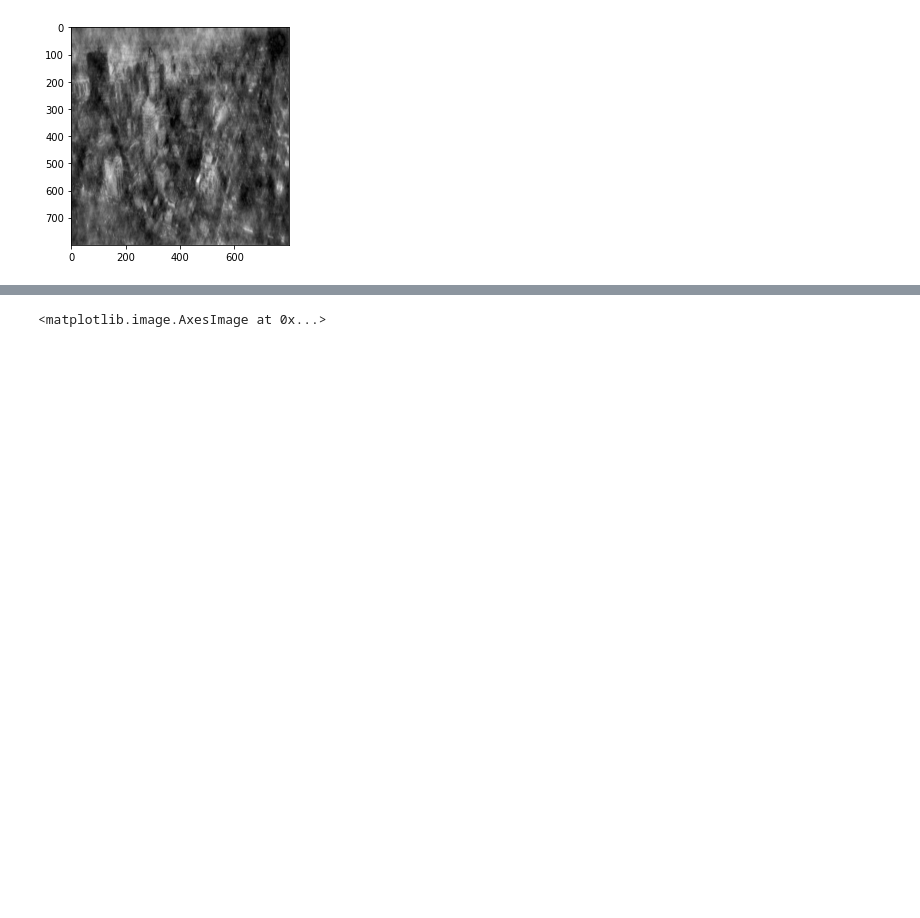
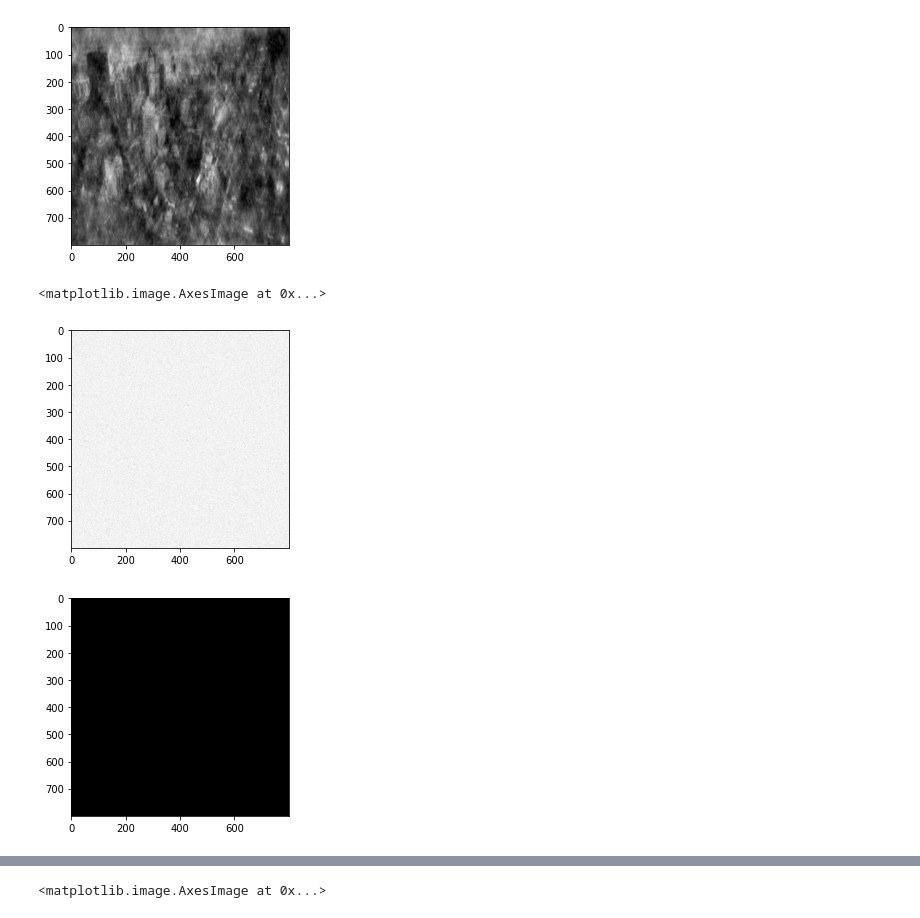
Before and after one commit to MahmoudRabea13/Image-Mixer, a Jupyter notebook: magphase.ipynb, the cells around one changed output, grey strips where cells are left out. Drawn from its saved outputs; the diff is of its cells as text; code cells hidden in the pictures; blank space fills up the shorter version.

```diff
--- a/magphase.ipynb
+++ b/magphase.ipynb
@@ -70,0 +84,15 @@ plt.imshow(np.abs(invo),cmap='gray')
+# %%
+x=np.random.uniform(size = (800,800))
+x = np.sinc(x)
+np.fft.fft2(x)
+np.fft.fftshift(x)
+mag_sinc = np.abs(x)
+phase_sinc = np.angle(x)
+plt.figure()
+plt.imshow(np.log(np.abs(x)),cmap='gray')
+plt.figure()
+plt.imshow(np.angle(x),cmap='gray')
+# %% [output]
+<matplotlib.image.AxesImage at 0x...>
+[figure, added]
+[figure, added]
```
Also changed, not shown: parts of 11 cells of this notebook, 3 other files.
